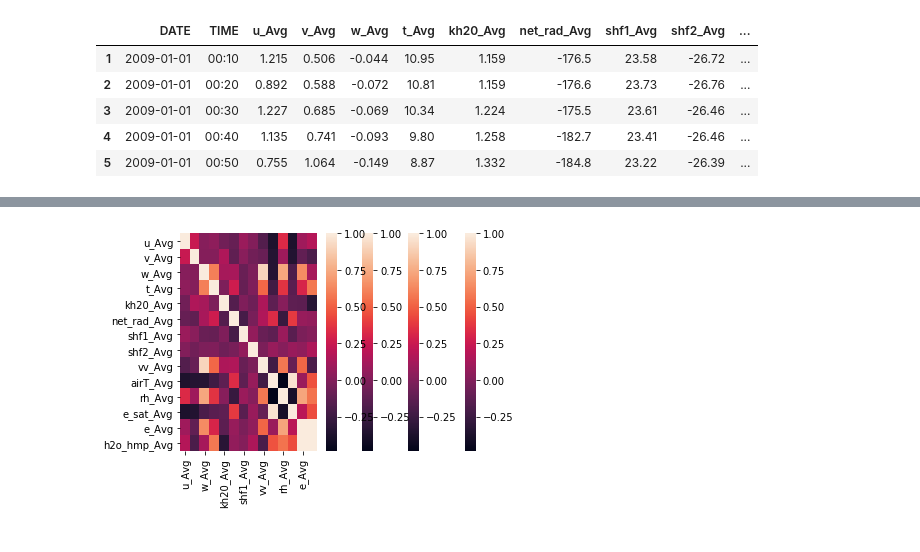
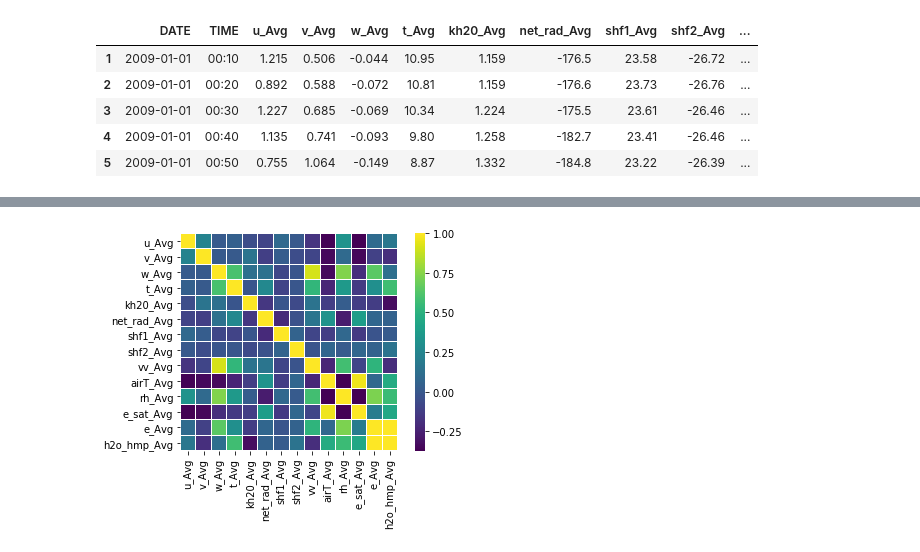
Before and after one commit to Askleth/Archivero, a Jupyter notebook: Actividad_7/Act7.ipynb, the cells around one changed output, grey strips where cells are left out. Cells and saved outputs as stored; diff of their text form; code cells hidden in the pictures.

```diff
--- a/Actividad_7/Act7.ipynb
+++ b/Actividad_7/Act7.ipynb
@@ -6,6 +7,5 @@ import matplotlib.pyplot as plt
 # %%
-missing = {"NAN"}
-df = pd.read_csv("meteo-nogal-09.csv",engine = "python",na_values = ["NAN"])
+df = pd.read_csv("meteo-nogal-09.csv",engine = "python")
 # %%
 #Me fijo como se llaman las columnas que no se ocupan
 df.columns
@@ -150,7 +150,7 @@ corr
 | e_Avg | 0.103343 | -0.109168 | 0.646316 | 0.306703 | -0.126972 | 0.074294 | -0.016448 | 0.051809 | 0.521232 | 0.088203 | ... |
 | h2o_hmp_Avg | 0.173845 | -0.189840 | 0.125133 | 0.576896 | -0.326760 | 0.056376 | 0.014207 | 0.151206 | -0.193064 | 0.464621 | ... |
 # %%
-sb.heatmap(corr)
+sb.heatmap(corr,cmap="viridis",robust=True,square=True,linewidths=.01)
 plt.show()
 # %% [output]
-[figure, old version]
+[figure, new version]
```
Also changed, not shown: parts of 5 cells of this notebook.
